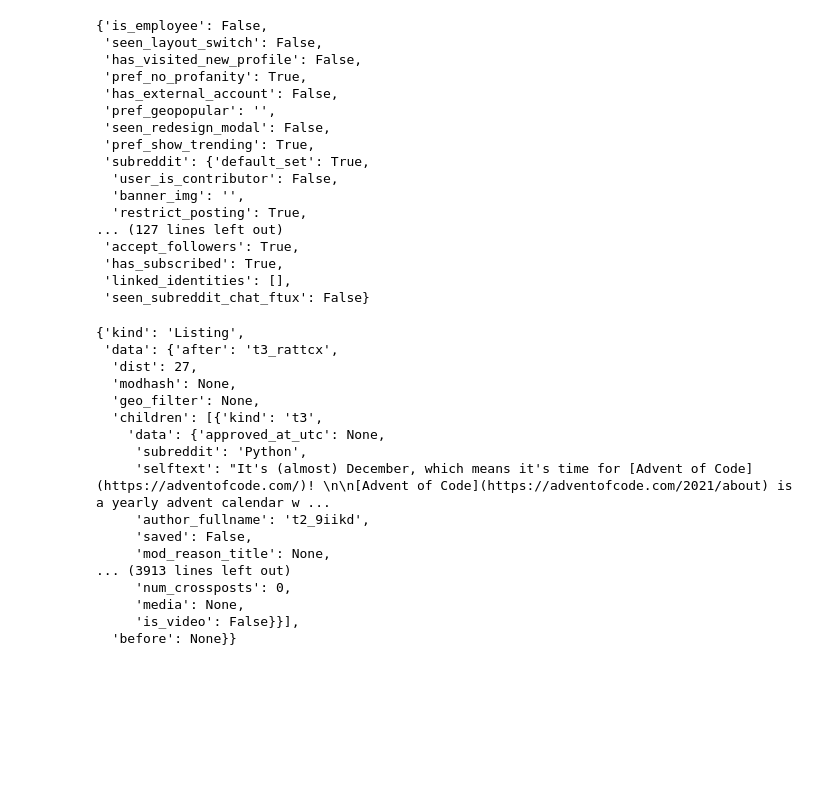
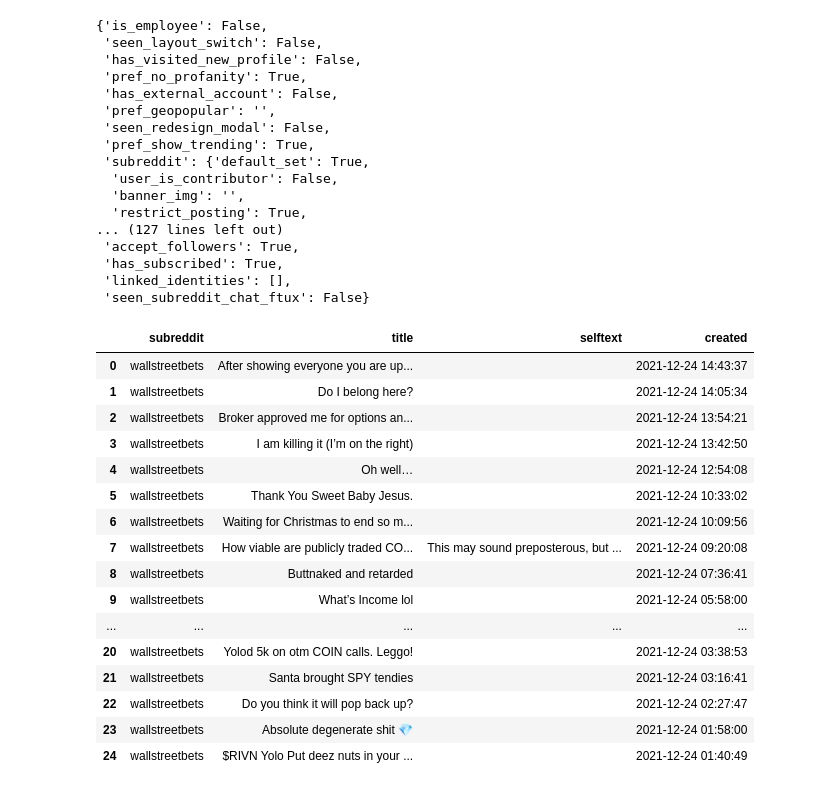
Before and after one commit to Rubinjo/sentiment-stonks, a Jupyter notebook: main.ipynb, the cells around one changed output. Saved outputs shown, nothing was run; the diff lists cells and outputs as text; code cells hidden in the pictures; blank space fills up the shorter version.

```diff
--- a/main.ipynb
+++ b/main.ipynb
@@ -380,24 +417,39 @@ requests.get("https://oauth.reddit.com/api/v1/me", headers=headers).json()
  'has_subscribed': True,
  'linked_identities': [],
  'seen_subreddit_chat_ftux': False}
-# %%
-res = requests.get("https://oauth.reddit.com/r/python/hot", headers=headers)
-res.json()
-# %% [output]
-{'kind': 'Listing',
- 'data': {'after': 't3_rattcx',
-  'dist': 27,
-  'modhash': None,
-  'geo_filter': None,
-  'children': [{'kind': 't3',
-    'data': {'approved_at_utc': None,
-     'subreddit': 'Python',
-     'selftext': "It's (almost) December, which means it's time for [Advent of Code](https://adventofcode.com/)! \n\n[Advent of Code](https://adventofcode.com/2021/about) is a yearly advent calendar w ...
-     'author_fullname': 't2_9iikd',
-     'saved': False,
-     'mod_reason_title': None,
-... (3913 lines left out)
-     'num_crossposts': 0,
-     'media': None,
-     'is_video': False}}],
-  'before': None}}
+# %%
+from datetime import datetime
+
+NAME= "Apple"
+TICKER = "AAPL"
+
+df_reddit = pd.DataFrame()
+
+res = requests.get("https://oauth.reddit.com/r/wallstreetbets/new", headers=headers)
+for post in res.json()["data"]["children"]:
+    df_reddit = df_reddit.append({
+        "subreddit": post["data"]["subreddit"],
+        "title": post["data"]["title"],
+        "selftext": post["data"]["selftext"],
+        "created": datetime.fromtimestamp(post["data"]["created"])
+    }, ignore_index=True)
+
+df_reddit
+# %% [output]
+|  | subreddit | title | selftext | created |
+| 0 | wallstreetbets | After showing everyone you are up... |  | 2021-12-24 14:43:37 |
+| 1 | wallstreetbets | Do I belong here? |  | 2021-12-24 14:05:34 |
+| 2 | wallstreetbets | Broker approved me for options an... |  | 2021-12-24 13:54:21 |
+| 3 | wallstreetbets | I am killing it (I’m on the right) |  | 2021-12-24 13:42:50 |
+| 4 | wallstreetbets | Oh well… |  | 2021-12-24 12:54:08 |
+| 5 | wallstreetbets | Thank You Sweet Baby Jesus. |  | 2021-12-24 10:33:02 |
+| 6 | wallstreetbets | Waiting for Christmas to end so m... |  | 2021-12-24 10:09:56 |
+| 7 | wallstreetbets | How viable are publicly traded CO... | This may sound preposterous, but ... | 2021-12-24 09:20:08 |
+| 8 | wallstreetbets | Buttnaked and retarded |  | 2021-12-24 07:36:41 |
+| 9 | wallstreetbets | What’s Income lol |  | 2021-12-24 05:58:00 |
+| ... | ... | ... | ... | ... |
+| 20 | wallstreetbets | Yolod 5k on otm COIN calls. Leggo! |  | 2021-12-24 03:38:53 |
+| 21 | wallstreetbets | Santa brought SPY tendies |  | 2021-12-24 03:16:41 |
+| 22 | wallstreetbets | Do you think it will pop back up? |  | 2021-12-24 02:27:47 |
+| 23 | wallstreetbets | Absolute degenerate shit 💎 |  | 2021-12-24 01:58:00 |
+| 24 | wallstreetbets | $RIVN Yolo Put deez nuts in your ... |  | 2021-12-24 01:40:49 |
```
Also changed, not shown: parts of 11 cells of this notebook.
